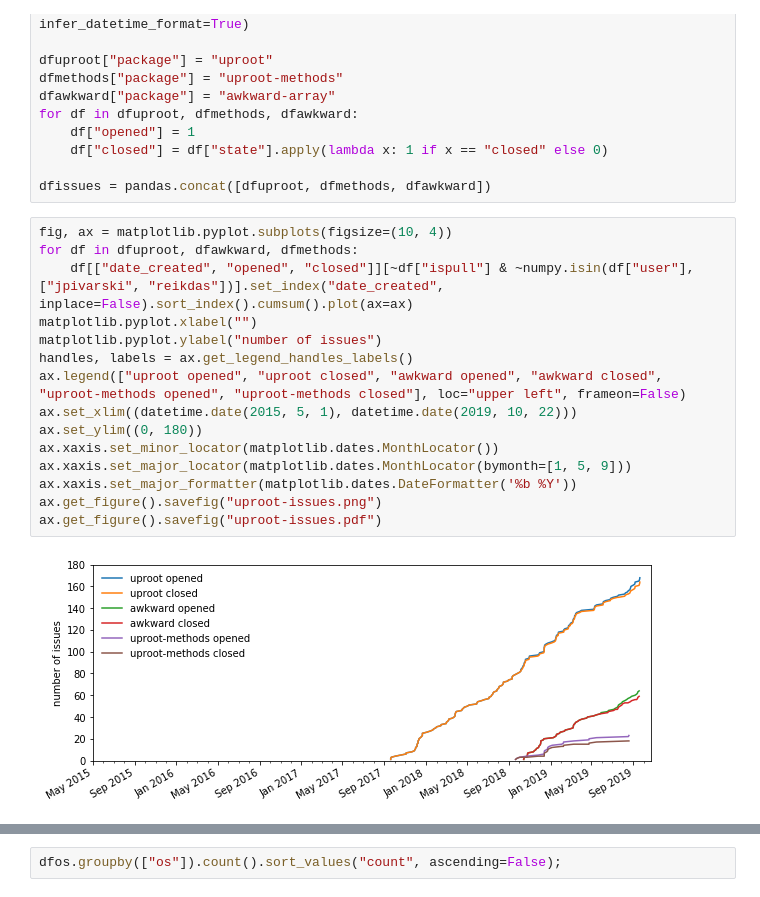
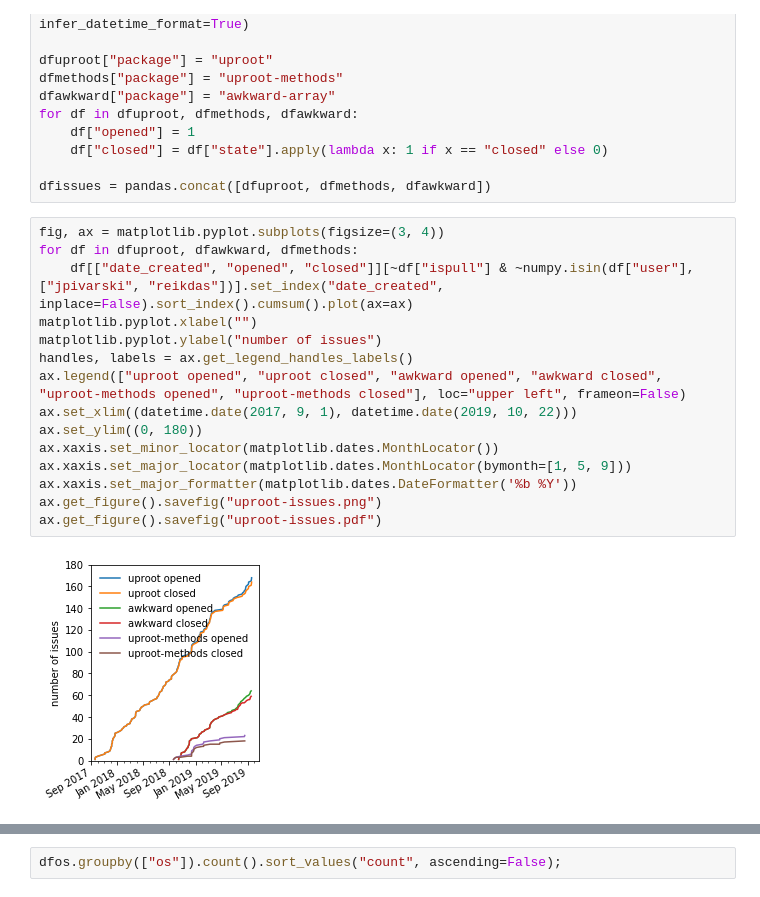
Before and after one commit to jpivarski-talks/2019-10-17-pyhep-awkward, a Jupyter notebook: analysis.ipynb, the cells around one changed output, grey strips where cells are left out. Cells and saved outputs as stored; diff of their text form.

```diff
--- a/analysis.ipynb
+++ b/analysis.ipynb
@@ -128,20 +128,20 @@ for df in dfuproot, dfmethods, dfawkward:
 
 dfissues = pandas.concat([dfuproot, dfmethods, dfawkward])
 # %%
-fig, ax = matplotlib.pyplot.subplots(figsize=(10, 4))
+fig, ax = matplotlib.pyplot.subplots(figsize=(3, 4))
 for df in dfuproot, dfawkward, dfmethods:
     df[["date_created", "opened", "closed"]][~df["ispull"] & ~numpy.isin(df["user"], ["jpivarski", "reikdas"])].set_index("date_created", inplace=False).sort_index().cumsum().plot(ax=ax)
 matplotlib.pyplot.xlabel("")
 matplotlib.pyplot.ylabel("number of issues")
 handles, labels = ax.get_legend_handles_labels()
 ax.legend(["uproot opened", "uproot closed", "awkward opened", "awkward closed", "uproot-methods opened", "uproot-methods closed"], loc="upper left", frameon=False)
-ax.set_xlim((datetime.date(2015, 5, 1), datetime.date(2019, 10, 22)))
+ax.set_xlim((datetime.date(2017, 9, 1), datetime.date(2019, 10, 22)))
 ax.set_ylim((0, 180))
 ax.xaxis.set_minor_locator(matplotlib.dates.MonthLocator())
 ax.xaxis.set_major_locator(matplotlib.dates.MonthLocator(bymonth=[1, 5, 9]))
 ax.xaxis.set_major_formatter(matplotlib.dates.DateFormatter('%b %Y'))
 ax.get_figure().savefig("uproot-issues.png")
 ax.get_figure().savefig("uproot-issues.pdf")
 # %% [output]
-[figure, old version]
+[figure, new version]
 # %%
```
Also changed, not shown: parts of 3 cells of this notebook, 11 other files.
